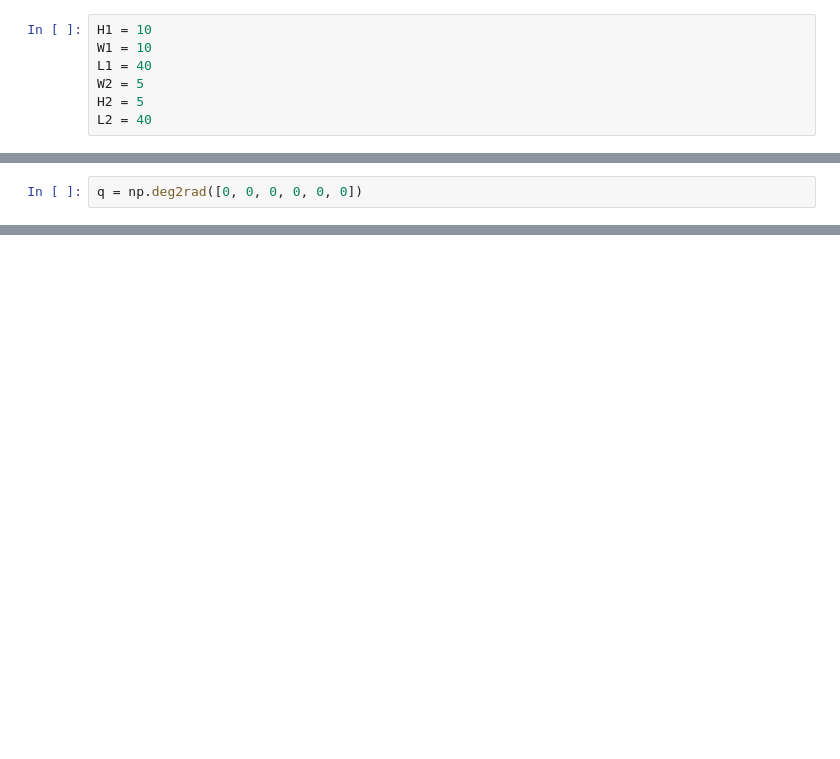
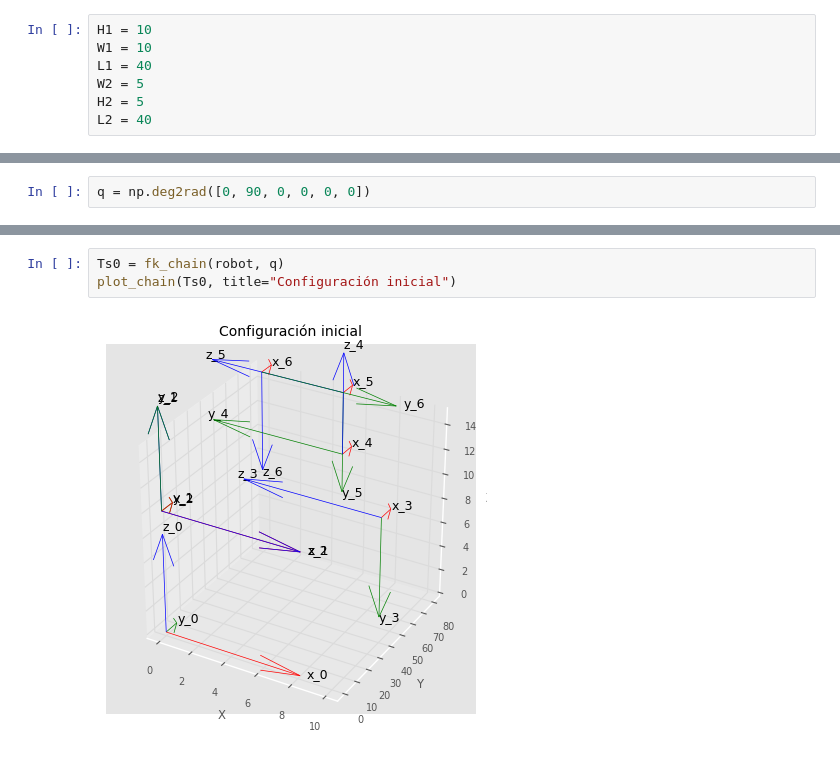
Before and after one commit to KalebAI/IMT-342_Robotics, a Jupyter notebook: examples/ModeladoDH_simple.ipynb, the cells around one changed output, grey strips where cells are left out. Drawn from its saved outputs; the diff is of its cells as text; blank space fills up the shorter version.

```diff
--- a/examples/ModeladoDH_simple.ipynb
+++ b/examples/ModeladoDH_simple.ipynb
@@ -29,2 +41,2 @@ NameError: name 'rtb' is not defined
 # %%
-q = np.deg2rad([0, 0, 0, 0, 0, 0])
+q = np.deg2rad([0, 90, 0, 0, 0, 0])
@@ -30,0 +102,5 @@ q = np.deg2rad([0, 0, 0, 0, 0, 0])
+# %%
+Ts0 = fk_chain(robot, q)
+plot_chain(Ts0, title="Configuración inicial")
+# %% [output]
+[figure, added]
```
Also changed, not shown: parts of 8 cells of this notebook, 1 other file.
